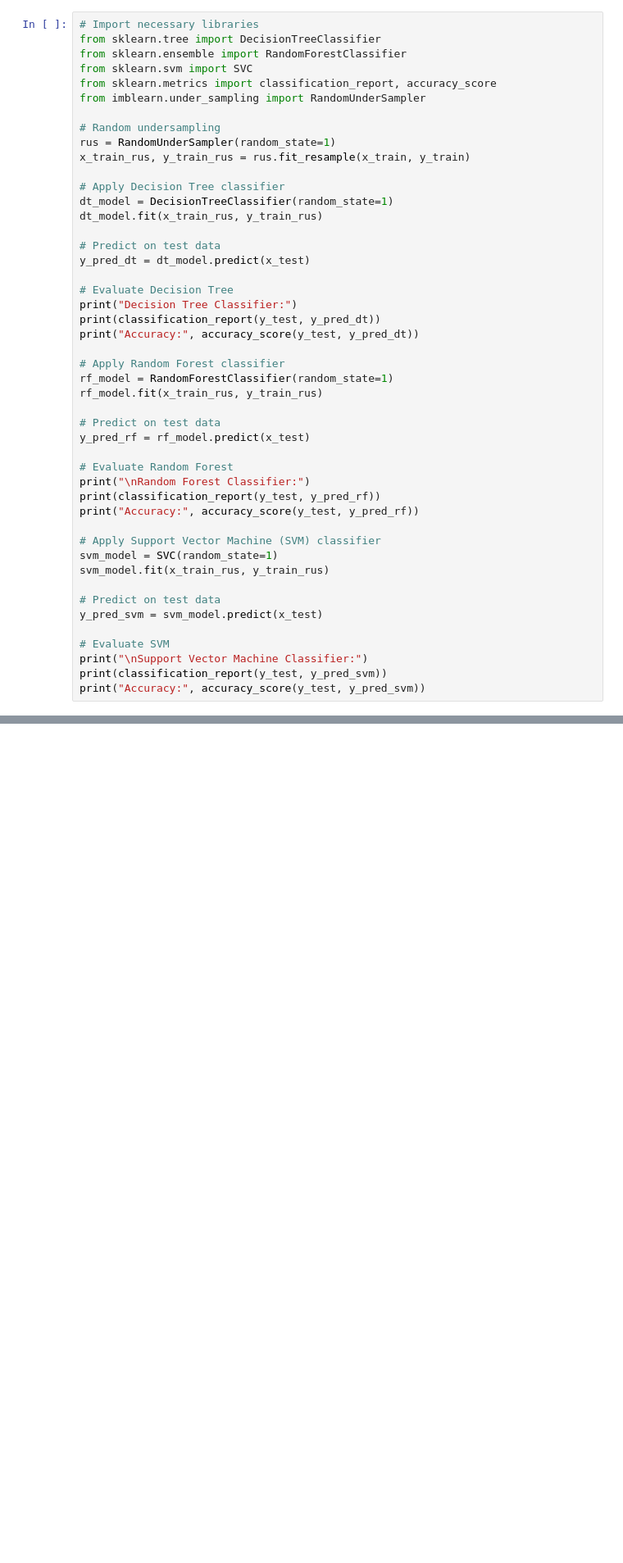
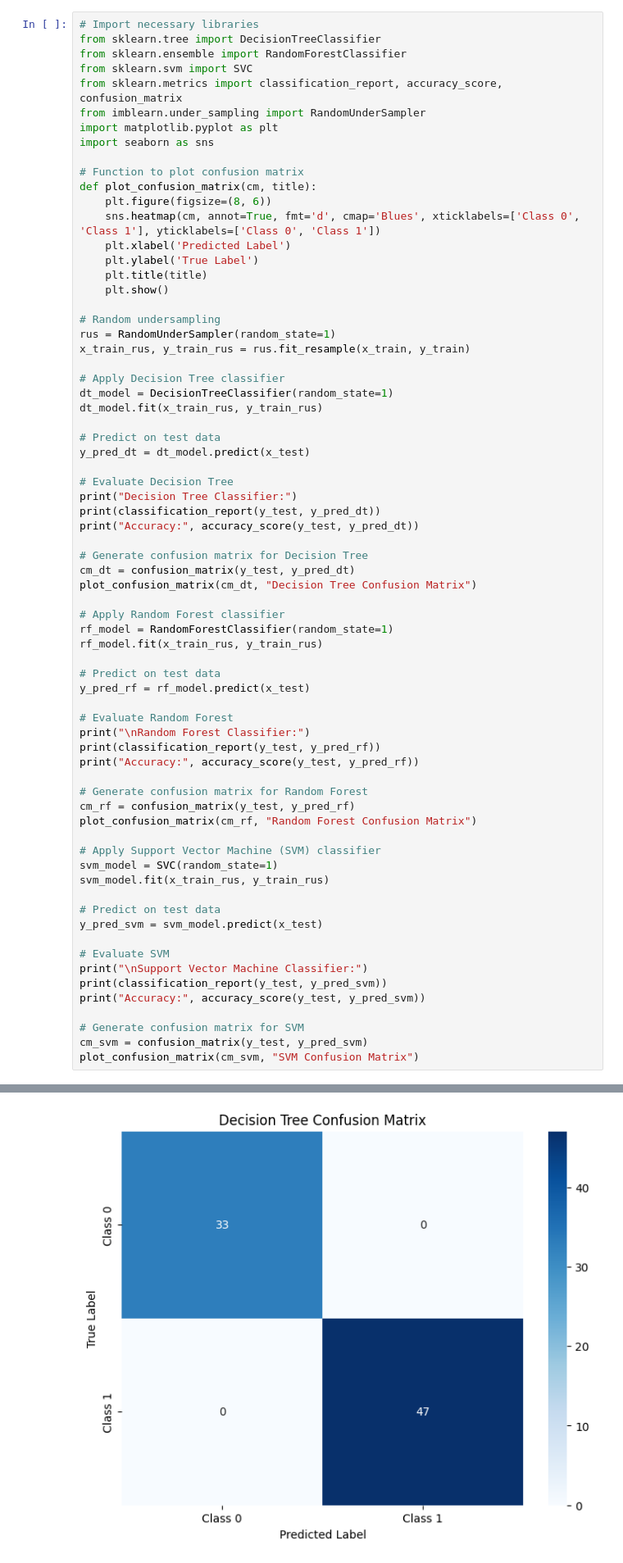
Before and after one commit to alamin147/kidney_disease, a Jupyter notebook: disease.ipynb, the cells around one changed output, grey strips where cells are left out. Shown at 82% size. Saved outputs shown, nothing was run; the diff lists cells and outputs as text; blank space fills up the shorter version.

```diff
--- a/disease.ipynb
+++ b/disease.ipynb
@@ -445,8 +459,19 @@ Passing `palette` without assigning `hue` is deprecated and will be removed in v
 from sklearn.tree import DecisionTreeClassifier
 from sklearn.ensemble import RandomForestClassifier
 from sklearn.svm import SVC
-from sklearn.metrics import classification_report, accuracy_score
+from sklearn.metrics import classification_report, accuracy_score, confusion_matrix
 from imblearn.under_sampling import RandomUnderSampler
+import matplotlib.pyplot as plt
+import seaborn as sns
+
+# Function to plot confusion matrix
+def plot_confusion_matrix(cm, title):
+    plt.figure(figsize=(8, 6))
+    sns.heatmap(cm, annot=True, fmt='d', cmap='Blues', xticklabels=['Class 0', 'Class 1'], yticklabels=['Class 0', 'Class 1'])
+    plt.xlabel('Predicted Label')
+    plt.ylabel('True Label')
+    plt.title(title)
+    plt.show()
 
 # Random undersampling
 rus = RandomUnderSampler(random_state=1)
@@ -464,6 +489,10 @@ print("Decision Tree Classifier:")
 print(classification_report(y_test, y_pred_dt))
 print("Accuracy:", accuracy_score(y_test, y_pred_dt))
 
+# Generate confusion matrix for Decision Tree
+cm_dt = confusion_matrix(y_test, y_pred_dt)
+plot_confusion_matrix(cm_dt, "Decision Tree Confusion Matrix")
+
 # Apply Random Forest classifier
 rf_model = RandomForestClassifier(random_state=1)
 rf_model.fit(x_train_rus, y_train_rus)
@@ -476,6 +505,10 @@ print("\nRandom Forest Classifier:")
 print(classification_report(y_test, y_pred_rf))
 print("Accuracy:", accuracy_score(y_test, y_pred_rf))
 
+# Generate confusion matrix for Random Forest
+cm_rf = confusion_matrix(y_test, y_pred_rf)
+plot_confusion_matrix(cm_rf, "Random Forest Confusion Matrix")
+
 # Apply Support Vector Machine (SVM) classifier
 svm_model = SVC(random_state=1)
 svm_model.fit(x_train_rus, y_train_rus)
@@ -487,6 +520,10 @@ y_pred_svm = svm_model.predict(x_test)
 print("\nSupport Vector Machine Classifier:")
 print(classification_report(y_test, y_pred_svm))
 print("Accuracy:", accuracy_score(y_test, y_pred_svm))
+
+# Generate confusion matrix for SVM
+cm_svm = confusion_matrix(y_test, y_pred_svm)
+plot_confusion_matrix(cm_svm, "SVM Confusion Matrix")
 # %% [output]
 Decision Tree Classifier:
               precision    recall  f1-score   support
@@ -507,0 +539 @@ Accuracy: 0.6625
+[figure, added]
```
Also changed, not shown: parts of 7 cells of this notebook.
